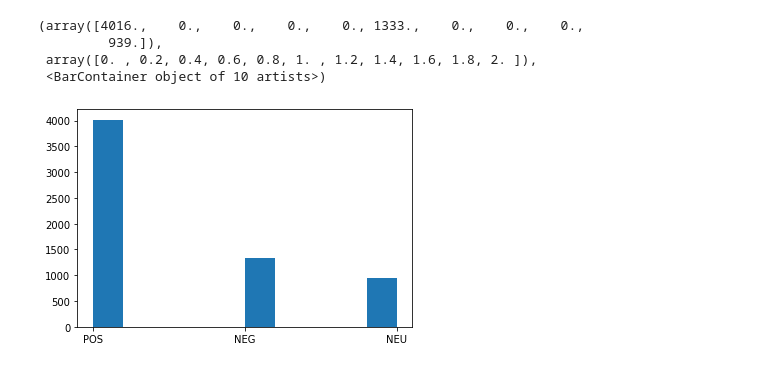
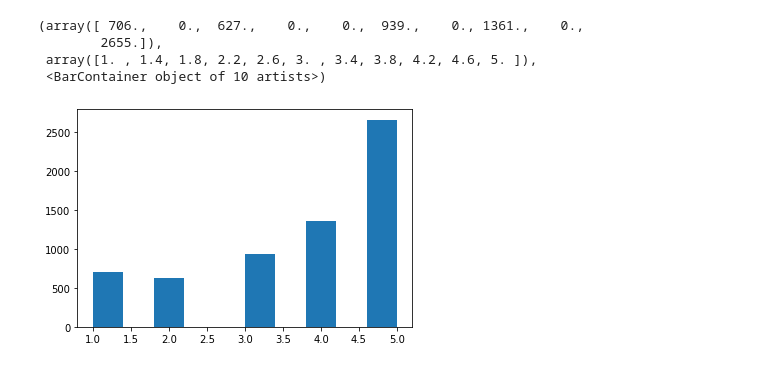
Before and after one commit to LongPhanPip/my_playground, a Jupyter notebook: intern/Week1.ipynb, the cells around one changed output. Saved outputs shown, nothing was run; the diff lists cells and outputs as text; code cells hidden in the pictures.

```diff
--- a/intern/Week1.ipynb
+++ b/intern/Week1.ipynb
@@ -592 +701,5 @@ Pipeline(steps=[('feature_processing',
+# %%
+from sklearn.cluster import KMeans
+kmeans = Pipeline([('tokenizer', Tokenizer(3500, 0.7)), ('embedding', TfIdfEmbedding()), ('cluster', KMeans(n_clusters=5, random_state=52))])
+kmeans.fit(content_train, content_test)
 # %%
@@ -611,3 +743,3 @@ bernoulli_nb.fit(content_train, star_train)
 # %%
 report = ReportResult('BernoulliNB')
-report.fit_transform(bernoulli_nb.predict(content_test), star_test)
+print(report.fit_transform(bernoulli_nb.predict(content_test), star_test))
@@ -614,5 +756,5 @@ report.fit_transform(bernoulli_nb.predict(content_test), star_test)
 # %%
 from sklearn.linear_model import LogisticRegression
-logistic_clf = Pipeline([('feature_processing', tf_idf_processing), ('estimator', LogisticRegression(max_iter=5000, C=0.5))])
-logistic_clf.fit(content_train, star_train)
+logistic_clf = LogisticRegression(max_iter=2000)
+logistic_clf.fit(X_train, y_train)
 # %% [output]
@@ -736,7 +835,0 @@ from sklearn.model_selection import StratifiedShuffleSplit
-# %%
-split = StratifiedShuffleSplit(n_splits=1, test_size=0.2, random_state=52)
-for train_index, test_index in split.split(content, star):
-    content = np.array(content)
-    star = np.array(star)
-    content_train, content_test  = content[train_index].tolist(), content[test_index].tolist()
-    star_train, star_test = star[train_index].tolist(), star[test_index].tolist()
@@ -763,8 +1142,8 @@ plt.hist(label(star), bins=10)
 # %%
-plt.hist(label(star_test), bins=10)
+plt.hist(star_test)
 # %% [output]
-(array([4016.,    0.,    0.,    0.,    0., 1333.,    0.,    0.,    0.,
-         939.]),
- array([0. , 0.2, 0.4, 0.6, 0.8, 1. , 1.2, 1.4, 1.6, 1.8, 2. ]),
+(array([ 706.,    0.,  627.,    0.,    0.,  939.,    0., 1361.,    0.,
+        2655.]),
+ array([1. , 1.4, 1.8, 2.2, 2.6, 3. , 3.4, 3.8, 4.2, 4.6, 5. ]),
  <BarContainer object of 10 artists>)
-[figure, old version]
+[figure, new version]
```
Also changed, not shown: parts of 104 cells of this notebook, 5 other files.
